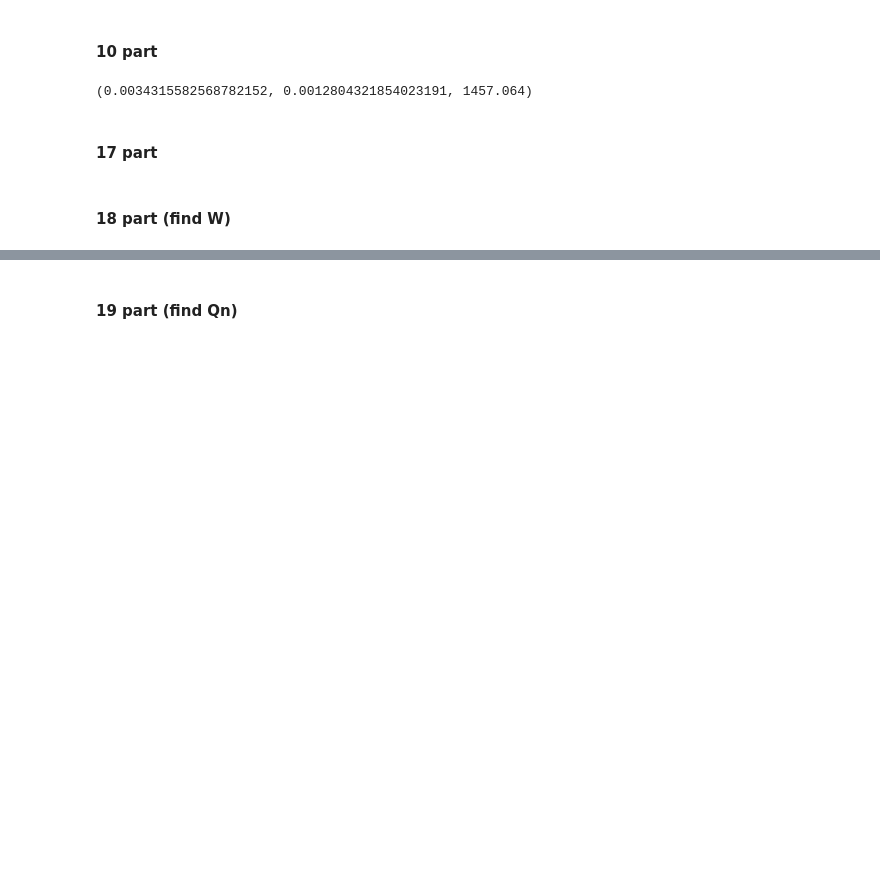
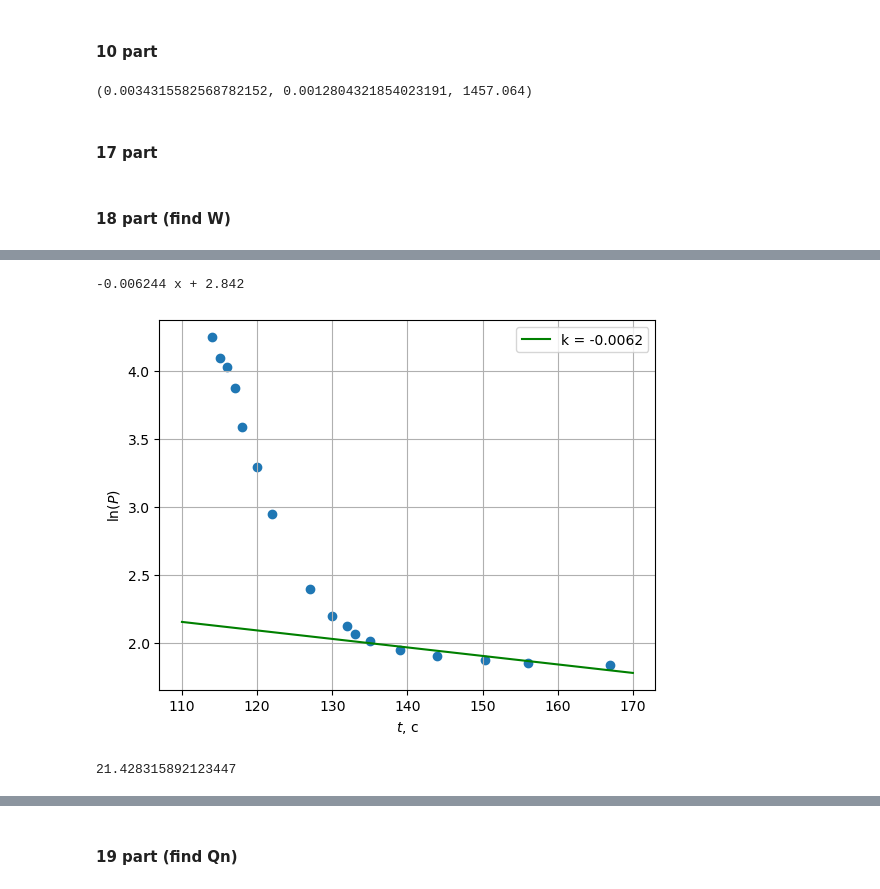
Before and after one commit to juliaProjorlivy/laba, a Jupyter notebook: 2_sem/laba_2.3.1/2.3.1.ipynb, the cells around one changed output, grey strips where cells are left out. Saved outputs shown, nothing was run; the diff lists cells and outputs as text; code cells hidden in the pictures; blank space fills up the shorter version.

```diff
--- a/2_sem/laba_2.3.1/2.3.1.ipynb
+++ b/2_sem/laba_2.3.1/2.3.1.ipynb
@@ -83,29 +130,44 @@ W = - model1.c[0] * Vall
 # %%
-ts = []
-Ps = []
+ts = [54, 55, 56, 57, 58, 60, 62, 67, 70, 72, 73, 75, 79, 84, 90.33, 96, 107]
+tsB1 = np.array([t + 60 for t in ts])
+PsB1 = np.array([70, 60, 56, 48, 36, 27, 19, 11, 9.0, 8.4, 7.9, 7.5, 7, 6.7, 6.5, 6.4, 6.3])
+
+ts2 = [30, 31, 32, 33, 34, 35, 36, 37, 38, 40, 42, 44, 45, 46, 47, 48, 47,
+       51, 54, 55, 58, 63, 68, 74, 82]
+tsB2 = np.array([t + 60 for t in ts2])
+PsB2 = np.array([70, 64, 56, 46, 40, 33, 28, 23, 20, 15, 12, 10, 9.4, 8.9, 8.4, 8, 7.7,
+       7.3, 6.8, 6.7, 6.5, 6.3, 6.2, 6.1, 6])
 # %%
-x = ts
-y = [np.log(p) for p in Ps]
+x = tsB1
+y = [np.log(p) for p in PsB1]
 # %%
 fig, ax = plt.subplots()
 #plt.errorbar(xh, yh, yerr=dy, xerr=dx, fmt='-', ecolor='red')
 #ax.plot(x, y, 'r-')
 plt.scatter(x, y, marker='o')
 
-model1 = np.poly1d(np.polyfit(x, y, 1))
+model1 = np.poly1d(np.polyfit(x[10::], y[10::], 1))
 
-polyline = np.linspace(0, 180)
+polyline = np.linspace(110, 170)
 plt.plot(polyline, model1(polyline), color = 'green', label="k = {: .4f}".format(round(model1.c[0], 4)))
 
 
 #ax.set_title('График зависимости $ln(U)(t)$')
 plt.grid()
 
 plt.ylabel('$\ln (P)$')
 plt.xlabel('$t$, с')
 
 plt.legend()
 print (model1)
 
-plt.show()
-#plt.savefig('plot1.png')
+#plt.show()
+plt.savefig('plotBetter1.png')
+# %% [output]
+-0.006244 x + 2.842
+[figure, added]
+# %%
+W = - model1.c[0] * Vall
+W * 10 ** 6
+# %% [output]
+21.428315892123447
```
Also changed, not shown: parts of 23 cells of this notebook, 10 other files.
